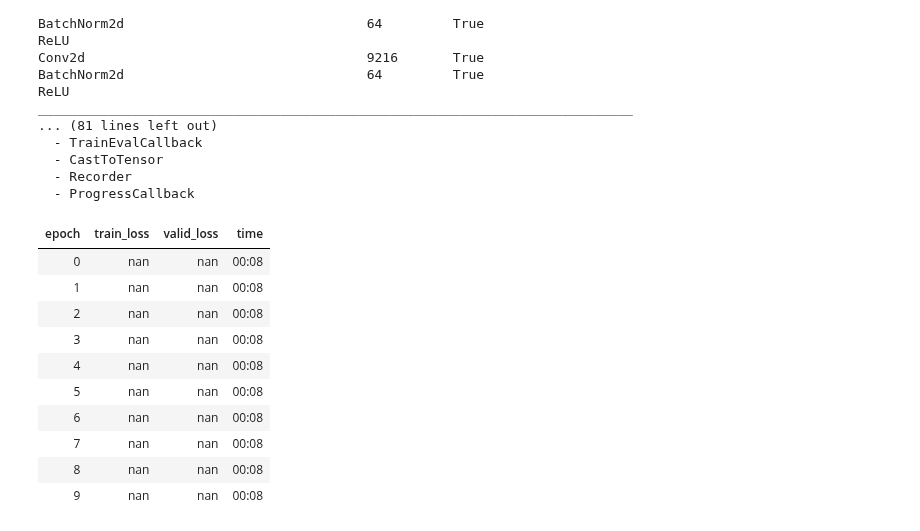
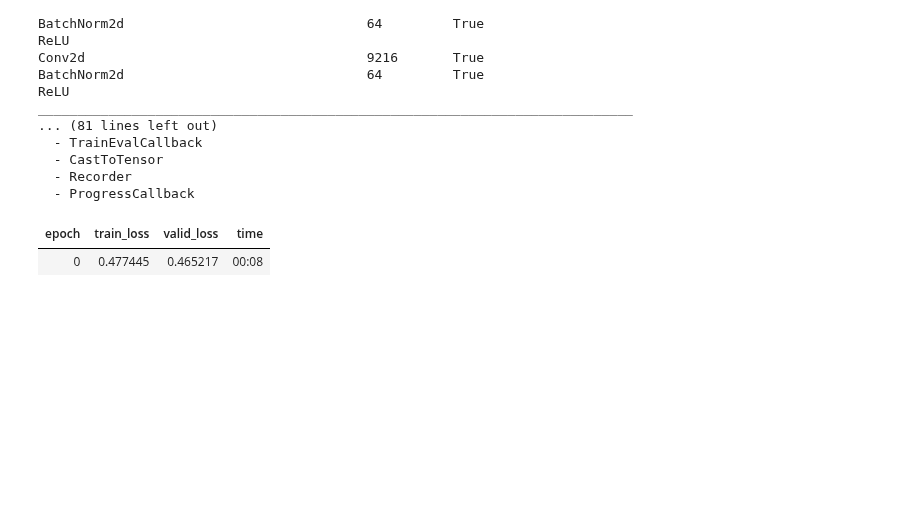
Before and after one commit to bmandracchia/Noise2Model, a Jupyter notebook: nbs/94_demo_demo4.ipynb, the cells around one changed output. Drawn from its saved outputs; the diff is of its cells as text; code cells hidden in the pictures; blank space fills up the shorter version.

```diff
--- a/nbs/94_demo_demo4.ipynb
+++ b/nbs/94_demo_demo4.ipynb
@@ -115,17 +118,8 @@ learn.lr_find()
 # %%
-learn.fit_one_cycle(10, lr_max=1e-03) #cbs=ShowGraphCallback()
+learn.fit_one_cycle(1, lr_max=1e-03) #cbs=ShowGraphCallback()
 # %% [output]
 | epoch | train_loss | valid_loss | time |
-| 0 | nan | nan | 00:08 |
-| 1 | nan | nan | 00:08 |
-| 2 | nan | nan | 00:08 |
-| 3 | nan | nan | 00:08 |
-| 4 | nan | nan | 00:08 |
-| 5 | nan | nan | 00:08 |
-| 6 | nan | nan | 00:08 |
-| 7 | nan | nan | 00:08 |
-| 8 | nan | nan | 00:08 |
-| 9 | nan | nan | 00:08 |
+| 0 | 0.477445 | 0.465217 | 00:08 |
 # %%
 learn.show_results(max_n=10, cmap='gray')
 # %% [output]
```
Also changed, not shown: parts of 7 cells of this notebook, 4 other files.
